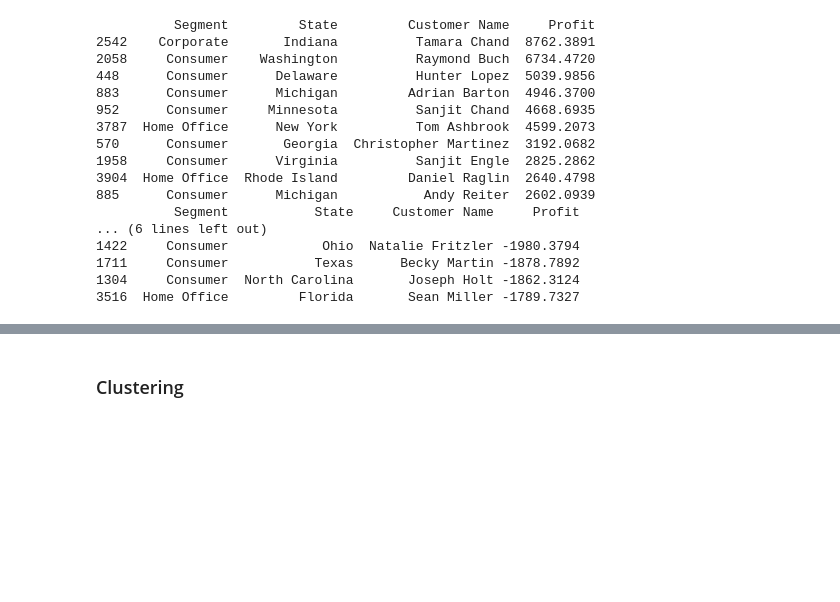
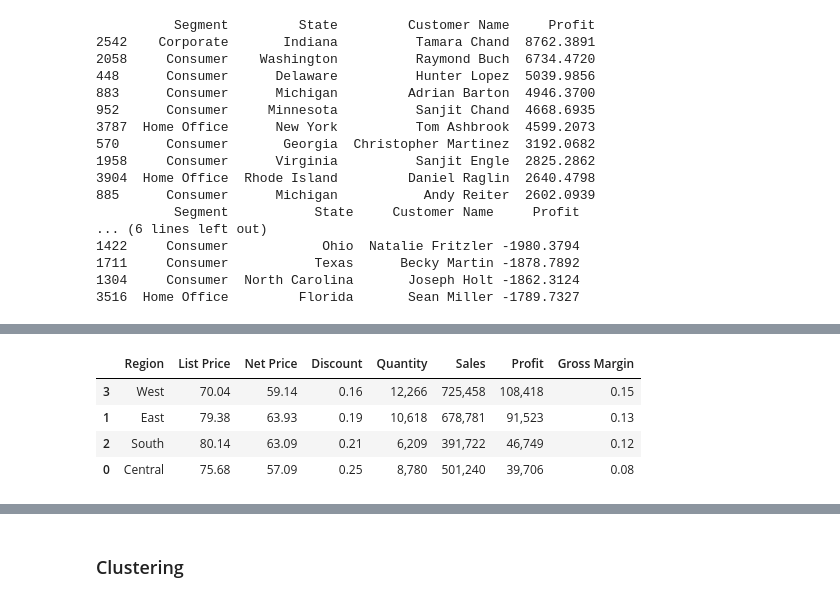
Before and after one commit to Kristinawk/final_project_ETL_Analytics, a Jupyter notebook: notebooks/03_supermarket_swot_new.ipynb, the cells around one changed output, grey strips where cells are left out. Saved outputs shown, nothing was run; the diff lists cells and outputs as text; code cells hidden in the pictures; blank space fills up the shorter version.

```diff
--- a/notebooks/03_supermarket_swot_new.ipynb
+++ b/notebooks/03_supermarket_swot_new.ipynb
@@ -1008,0 +927,28 @@ plt.show()
+# %%
+# Region KPIs summary
+
+# Create a copy of the original dataframe and add Discount Value for calculations:
+df_region = df.copy()
+df_region['Discount Value'] = df_region['Discount'] * df_region['List Price'] * df_region['Quantity']
+
+# Group data by Region
+df_region_grouped = df_region.groupby('Region')[['Profit', 'Sales', 'List Price', 'Net Price', 'Discount', 'Gross Margin', 'Quantity', 'Discount Value']].sum()
+
+# Re-calculate relative metrics
+df_region_grouped['List Price'] = (df_region_grouped['Sales'] + df_region_grouped['Discount Value']) / df_region_grouped['Quantity']
+df_region_grouped['Net Price'] = df_region_grouped['Sales'] / df_region_grouped['Quantity']
+df_region_grouped['Discount'] = 1 - (df_region_grouped['Net Price'] / df_region_grouped['List Price'])
+df_region_grouped['Gross Margin'] = df_region_grouped['Profit'] / df_region_grouped['Sales']
+
+# Reset index
+df_region_grouped.reset_index(inplace=True)
+
+# Drop Discount Value
+df_region_grouped.drop(['Discount Value'], axis=1, inplace=True)
+
+# Sort by Profit
+df_region_grouped.sort_values(by='Profit', ascending=False, inplace=True)
+
+# Reorder the columns
+new_column_order = ['Region', 'List Price', 'Net Price', 'Discount', 'Quantity', 'Sales', 'Profit', 'Gross Margin']
+df_region_grouped = df_region_grouped[new_column_order]
@@ -1008,0 +987,9 @@ plt.show()
+# %%
+df_region_grouped.style.format({'Profit': '{:,.0f}', 'Sales': '{:,.0f}', 'List Price': '{:.2f}', 'Net Price': '{:.2f}',
+                                'Discount': '{:.2f}', 'Gross Margin': '{:.2f}', 'Quantity': '{:,.0f}'})
+# %% [output]
+|  | Region | List Price | Net Price | Discount | Quantity | Sales | Profit | Gross Margin |
+| 3 | West | 70.04 | 59.14 | 0.16 | 12,266 | 725,458 | 108,418 | 0.15 |
+| 1 | East | 79.38 | 63.93 | 0.19 | 10,618 | 678,781 | 91,523 | 0.13 |
+| 2 | South | 80.14 | 63.09 | 0.21 | 6,209 | 391,722 | 46,749 | 0.12 |
+| 0 | Central | 75.68 | 57.09 | 0.25 | 8,780 | 501,240 | 39,706 | 0.08 |
```
Also changed, not shown: parts of 92 cells of this notebook.
